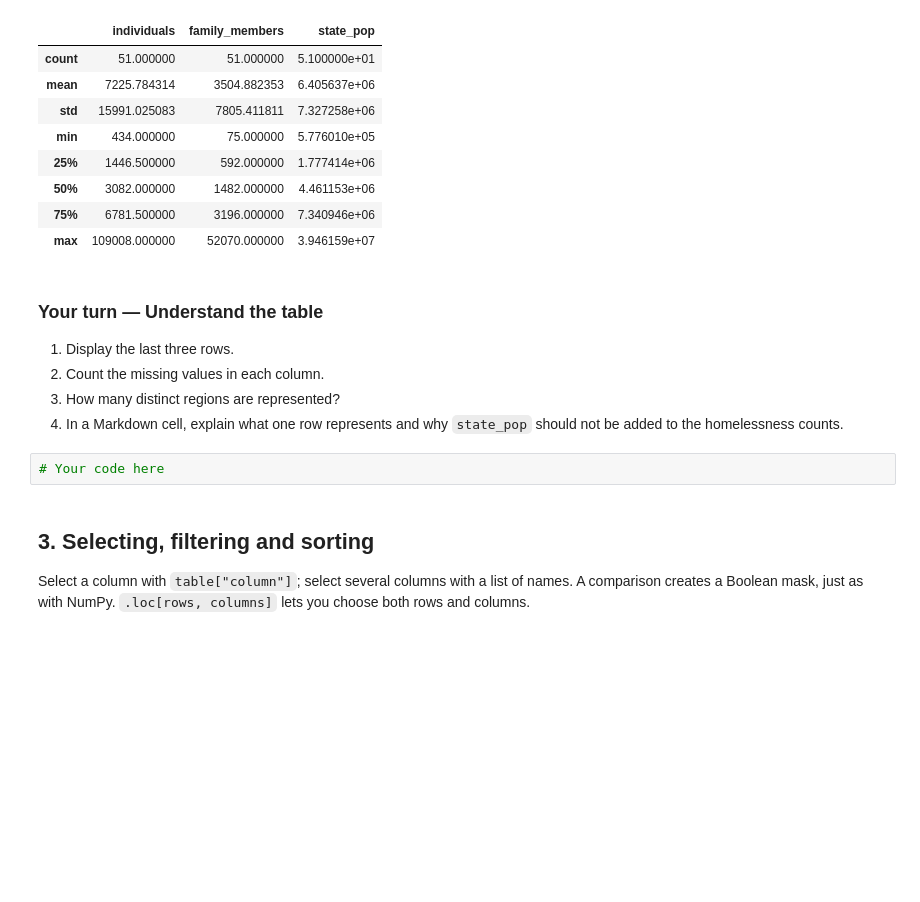
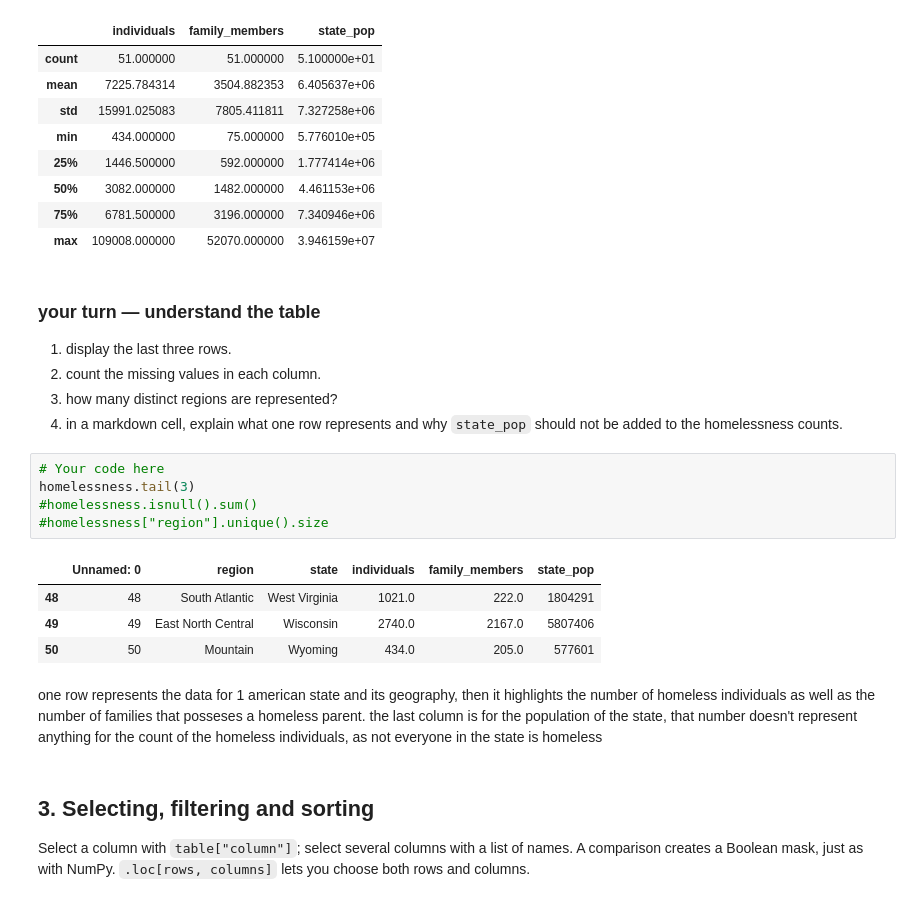
Before and after one commit to dasha-may/inf4G10, a Jupyter notebook: notebooks/02-Pandas-Manipulation-S2.ipynb, the cells around one changed output. Drawn from its saved outputs; the diff is of its cells as text; blank space fills up the shorter version.

```diff
--- a/notebooks/02-Pandas-Manipulation-S2.ipynb
+++ b/notebooks/02-Pandas-Manipulation-S2.ipynb
@@ -113,13 +113,23 @@ homelessness.describe()
 | 75% | 6781.500000 | 3196.000000 | 7.340946e+06 |
 | max | 109008.000000 | 52070.000000 | 3.946159e+07 |
 # %% [markdown]
-### Your turn — Understand the table
-1. Display the last three rows.
-2. Count the missing values in each column.
-3. How many distinct regions are represented?
-4. In a Markdown cell, explain what one row represents and why `state_pop` should not be added to the homelessness counts.
+### your turn — understand the table
+1. display the last three rows.
+2. count the missing values in each column.
+3. how many distinct regions are represented?
+4. in a markdown cell, explain what one row represents and why `state_pop` should not be added to the homelessness counts.
 # %%
 # Your code here
+homelessness.tail(3)
+#homelessness.isnull().sum()
+#homelessness["region"].unique().size
+# %% [output]
+|  | Unnamed: 0 | region | state | individuals | family_members | state_pop |
+| 48 | 48 | South Atlantic | West Virginia | 1021.0 | 222.0 | 1804291 |
+| 49 | 49 | East North Central | Wisconsin | 2740.0 | 2167.0 | 5807406 |
+| 50 | 50 | Mountain | Wyoming | 434.0 | 205.0 | 577601 |
+# %% [markdown]
+one row represents the data for 1 american state and its geography, then it highlights the number of homeless individuals as well as the number of families that posseses a homeless parent. the last column is for the population of the state, that number doesn't represent anything for the count of the homeless individuals, as not everyone in the state is homeless
 # %% [markdown]
 ## 3. Selecting, filtering and sorting
 Select a column with `table["column"]`; select several columns with a list of names.
```
